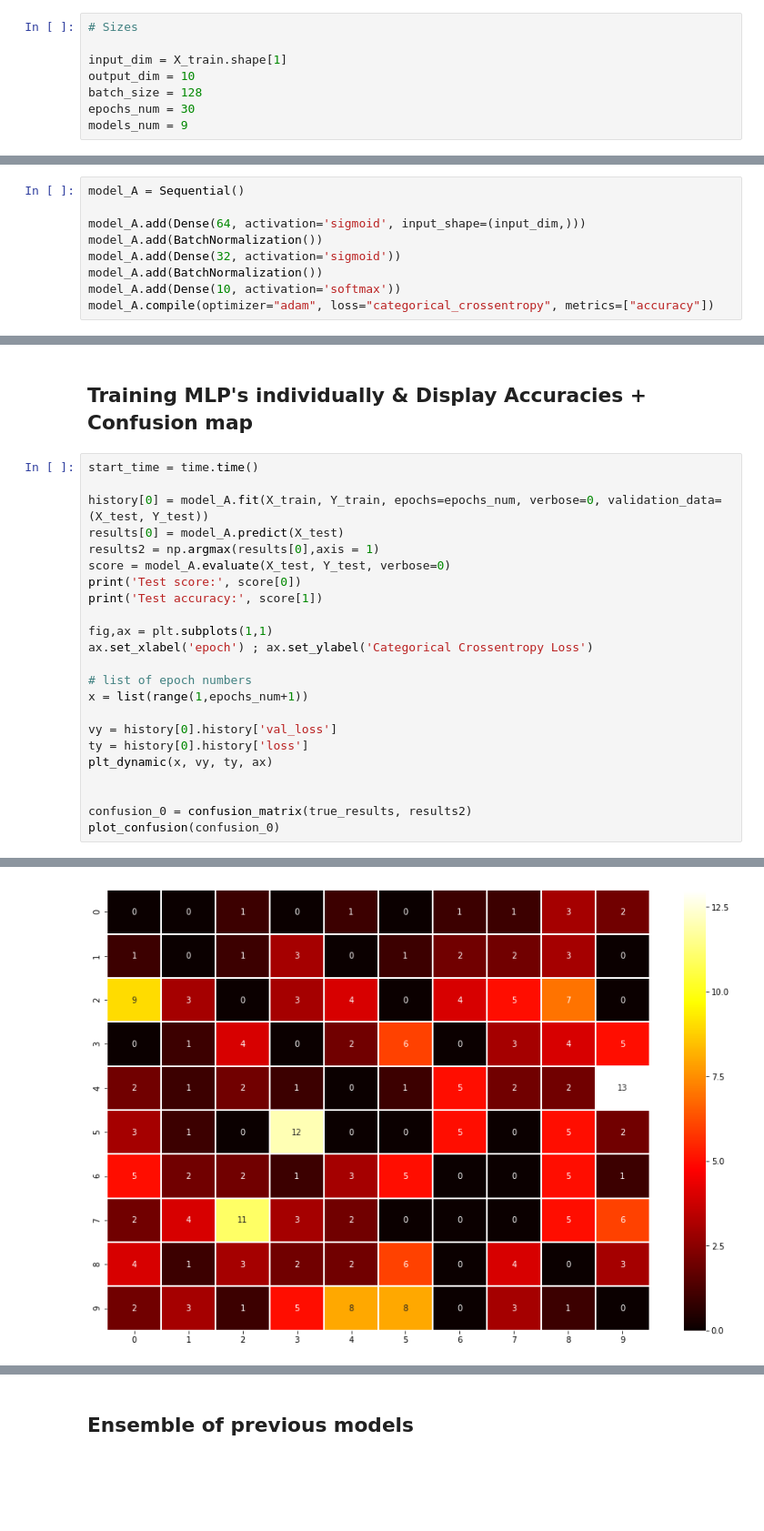
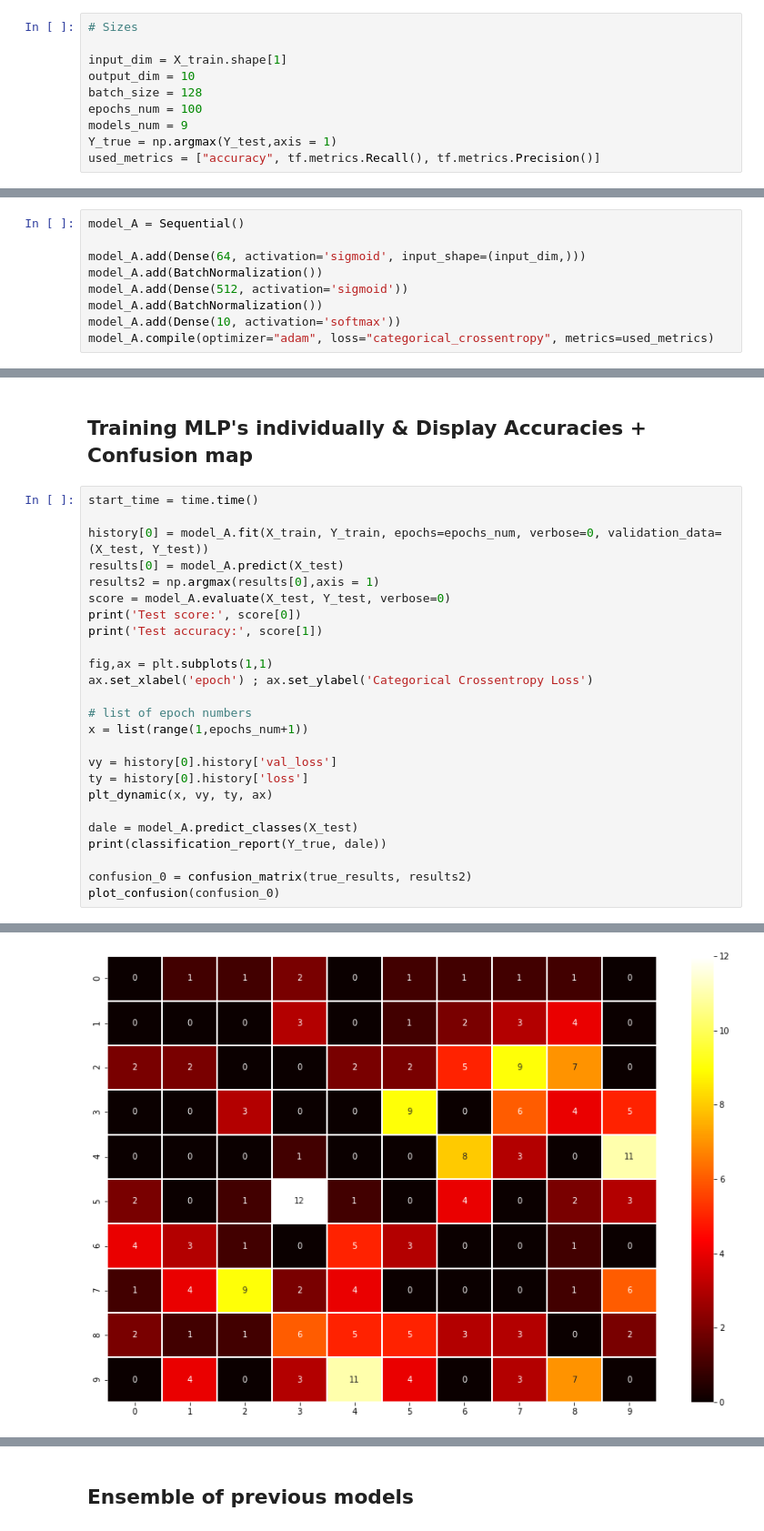
Before and after one commit to Gabriel-Lyra/Keras-MLP-MNIST, a Jupyter notebook: Conselho da Távola de MLP's V3.ipynb, the cells around one changed output, grey strips where cells are left out. Shown at 91% size. Saved outputs shown, nothing was run; the diff lists cells and outputs as text; blank space fills up the shorter version.

```diff
--- a/Conselho da Távola de MLP's V3.ipynb
+++ b/Conselho da Távola de MLP's V3.ipynb
@@ -93,8 +94,10 @@ Y_test = np_utils.to_categorical(Y_test, 10)
 input_dim = X_train.shape[1]
 output_dim = 10
 batch_size = 128
-epochs_num = 30
+epochs_num = 100
 models_num = 9
+Y_true = np.argmax(Y_test,axis = 1)
+used_metrics = ["accuracy", tf.metrics.Recall(), tf.metrics.Precision()]
 # %% [markdown]
 ## Models tested
 # %% [markdown]
@@ -104,10 +107,10 @@ model_A = Sequential()
 
 model_A.add(Dense(64, activation='sigmoid', input_shape=(input_dim,)))
 model_A.add(BatchNormalization())
-model_A.add(Dense(32, activation='sigmoid'))
+model_A.add(Dense(512, activation='sigmoid'))
 model_A.add(BatchNormalization())
 model_A.add(Dense(10, activation='softmax'))
-model_A.compile(optimizer="adam", loss="categorical_crossentropy", metrics=["accuracy"])
+model_A.compile(optimizer="adam", loss="categorical_crossentropy", metrics=used_metrics)
 # %%
 model_B = Sequential()
 
@@ -215,6 +218,8 @@ vy = history[0].history['val_loss']
 ty = history[0].history['loss']
 plt_dynamic(x, vy, ty, ax)
 
+dale = model_A.predict_classes(X_test)
+print(classification_report(Y_true, dale))
 
 confusion_0 = confusion_matrix(true_results, results2)
 plot_confusion(confusion_0)
@@ -225,4 +246,4 @@ Test accuracy: 0.9747999906539917
-[figure, old version]
+[figure, new version]
 # %%
 history[1] = model_B.fit(X_train, Y_train, epochs=epochs_num, verbose=0, validation_data=(X_test, Y_test))
 results[1] = model_B.predict(X_test)
```
Also changed, not shown: parts of 31 cells of this notebook.
